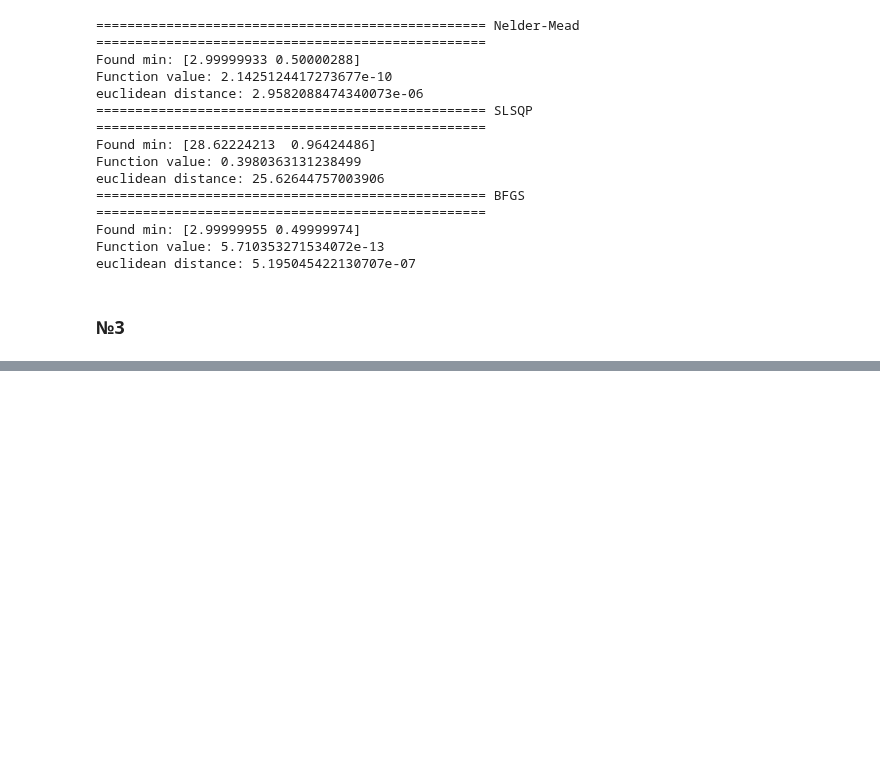
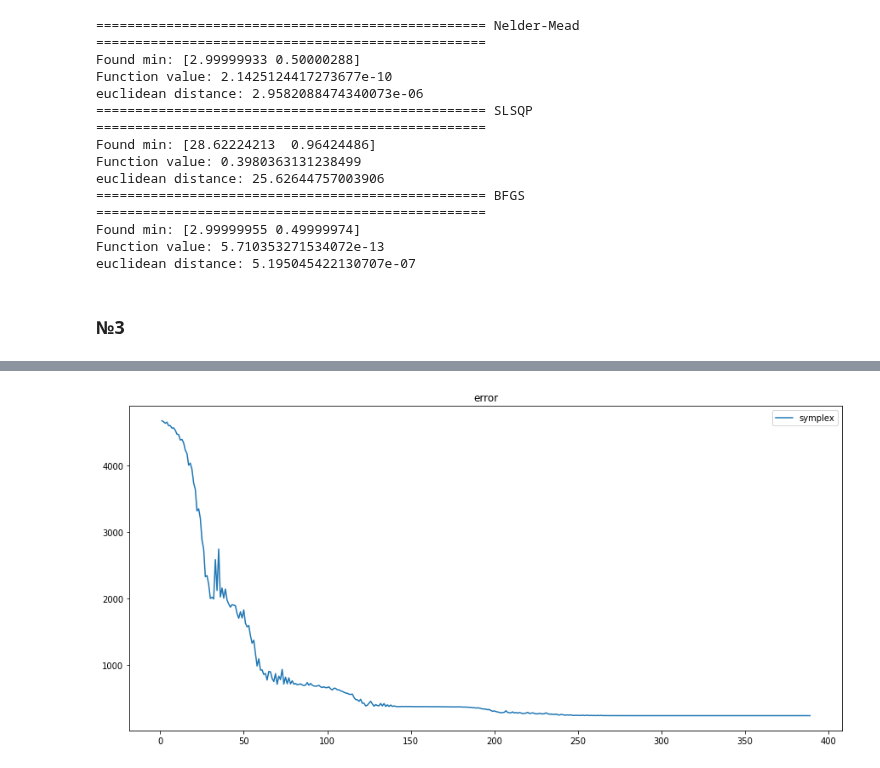
Before and after one commit to zugzvangg/SPC, a Jupyter notebook: stats/6_Bazanov.ipynb, the cells around one changed output, grey strips where cells are left out. Saved outputs shown, nothing was run; the diff lists cells and outputs as text; code cells hidden in the pictures; blank space fills up the shorter version.

```diff
--- a/stats/6_Bazanov.ipynb
+++ b/stats/6_Bazanov.ipynb
@@ -149,0 +179,9 @@ euclidean distance: 5.195045422130707e-07
+# %%
+plt.figure(figsize= (15, 7))
+plt.plot(range(1, len(errors_symplex) + 1), errors_symplex, label = "symplex")
+
+plt.title("error")
+plt.legend()
+plt.show()
+# %% [output]
+[figure, added]
```
Also changed, not shown: parts of 5 cells of this notebook.
